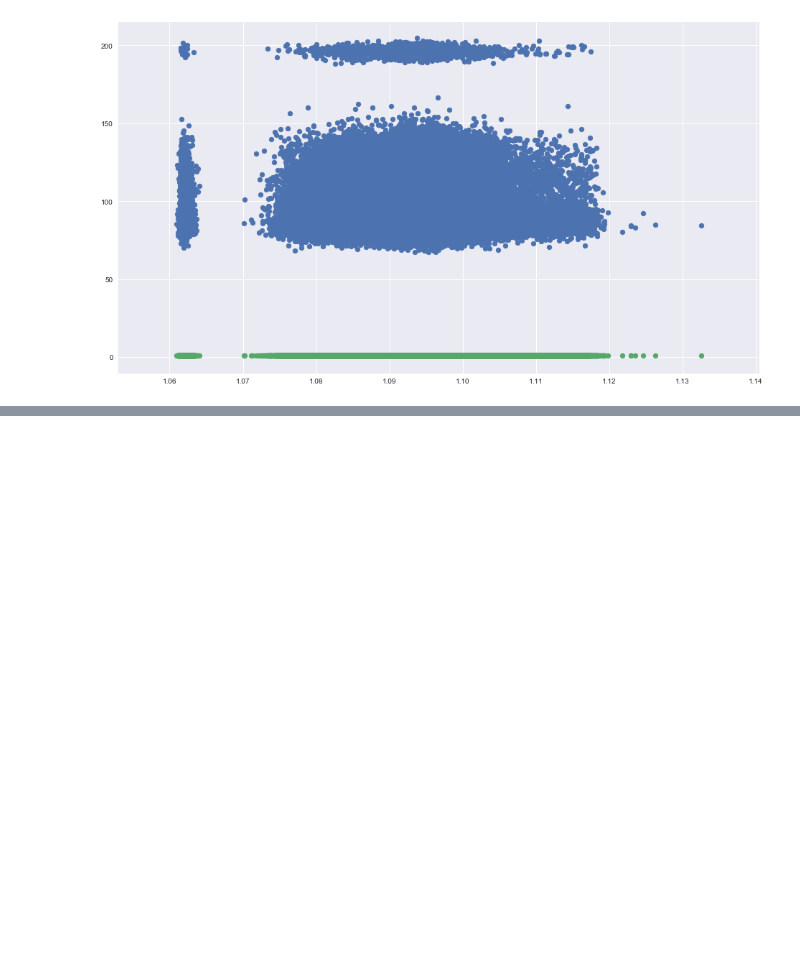
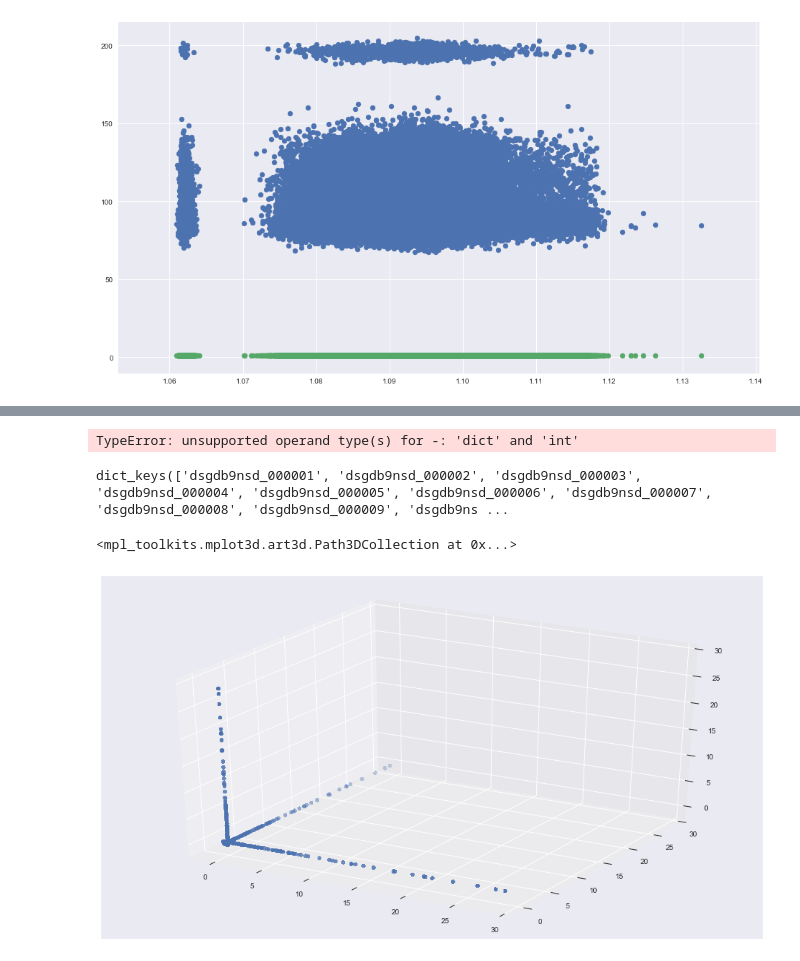
Before and after one commit to stonefollari/champs, a Jupyter notebook: src.ipynb, the cells around one changed output, grey strips where cells are left out. Cells and saved outputs as stored; diff of their text form; code cells hidden in the pictures; blank space fills up the shorter version.

```diff
--- a/src.ipynb
+++ b/src.ipynb
@@ -569,0 +937,3 @@ plt.scatter(x_test, preds)
+# %%
+def normalize(ds):
+    return (ds - ds.mean()) / ds.std()
@@ -569,0 +1054,8 @@ plt.scatter(x_test, preds)
+# %%
+pd.DataFrame.from_dict(all_maps, np.arange( all_maps ))
+# %% [output]
+TypeError: unsupported operand type(s) for -: 'dict' and 'int'
+# %%
+all_maps.keys()
+# %% [output]
+dict_keys(['dsgdb9nsd_000001', 'dsgdb9nsd_000002', 'dsgdb9nsd_000003', 'dsgdb9nsd_000004', 'dsgdb9nsd_000005', 'dsgdb9nsd_000006', 'dsgdb9nsd_000007', 'dsgdb9nsd_000008', 'dsgdb9nsd_000009', 'dsgdb9ns ...
@@ -569,0 +1065,16 @@ plt.scatter(x_test, preds)
+# %%
+from mpl_toolkits import mplot3d
+
+fig = plt.figure()
+ax = fig.gca(projection='3d')
+
+data = normalize(all_maps['dsgdb9nsd_000001'])
+xs = data[]
+ys = data.transpose((1,2,0)).ravel()
+zs = data.transpose((2,0,1)).ravel()
+
+ax.scatter(xs,ys,zs, cmap='hot',
+                       linewidth=0, antialiased=False)
+# %% [output]
+<mpl_toolkits.mplot3d.art3d.Path3DCollection at 0x...>
+[figure, added]
```
Also changed, not shown: parts of 56 cells of this notebook.
